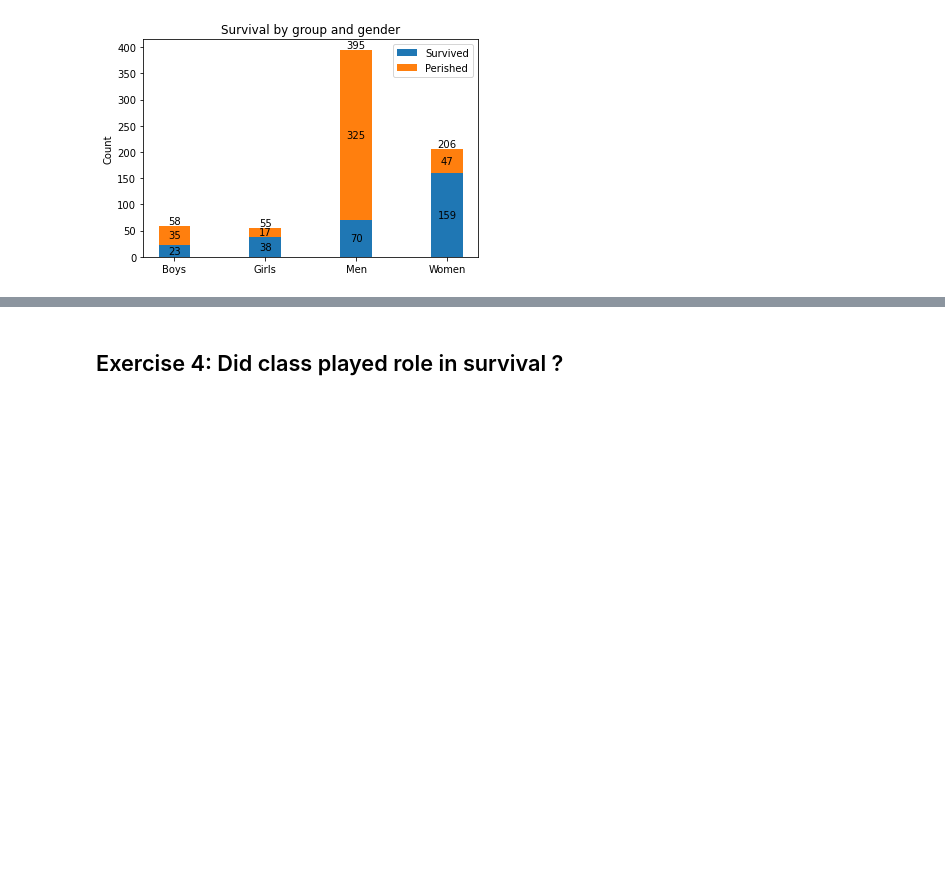
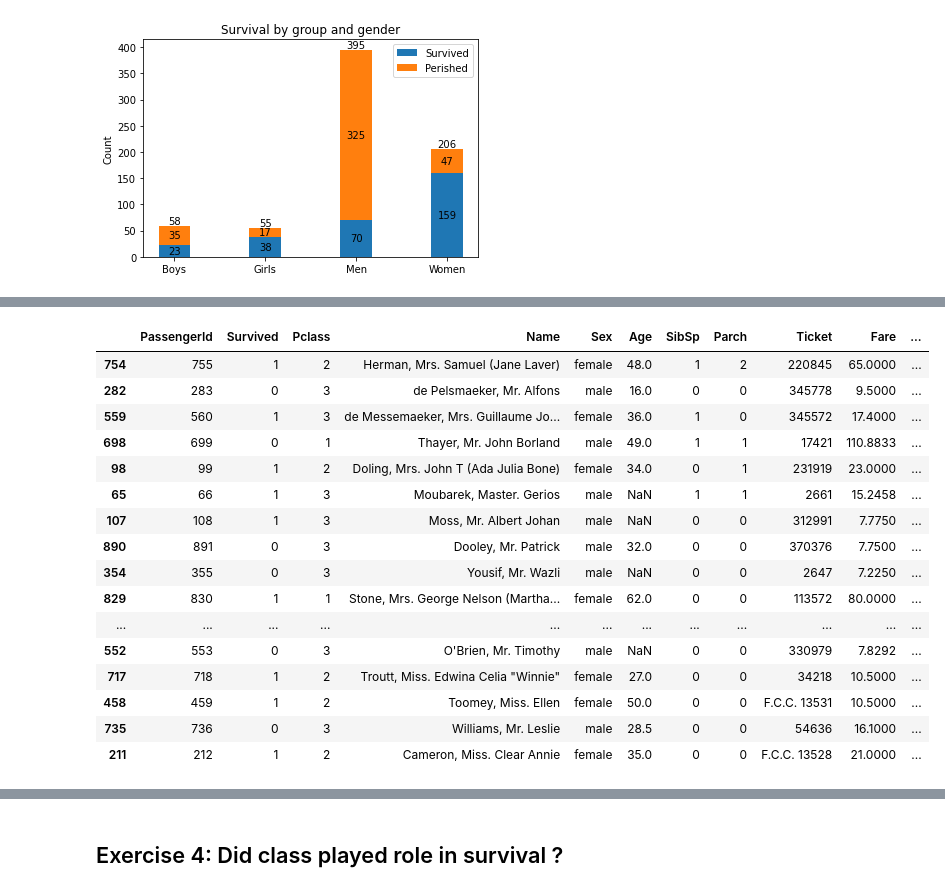
Before and after one commit to arutsh/Python-Programming-for-Data-Science-Part-1, a Jupyter notebook: exercises-solutions/06_The_Titanic_Dataset.ipynb, the cells around one changed output, grey strips where cells are left out. Cells and saved outputs as stored; diff of their text form; code cells hidden in the pictures; blank space fills up the shorter version.

```diff
--- a/exercises-solutions/06_The_Titanic_Dataset.ipynb
+++ b/exercises-solutions/06_The_Titanic_Dataset.ipynb
@@ -334,3 +334,69 @@ ax.bar_label(p2)
 plt.show()
 # %% [output]
 [figure]
+# %%
+titanic_df['IsAdult'] = None
+titanic_df.loc[titanic_df['Age']>=18,'IsAdult'] = 1     #adult
+titanic_df.loc[titanic_df['Age']>=50,'IsAdult'] = 2     #senior
+titanic_df.loc[titanic_df['Age']<18,'IsAdult'] = 0     #child
+
+
+
+#extract the columns we need
+cropped = titanic_df[['IsAdult','IsMale','Survived']]
+
+
+
+# work out total population for each category
+
+                       #isAdult col == 0 (child)     #isMale col == 0 (female)
+girls_total = sum(  (cropped.iloc[:,0] == 0) & (cropped.iloc[:,1] == 0)  )
+
+                       #isAdult col == 0 (child)     #isMale col == 1 (male)
+boys_total = sum(  (cropped.iloc[:,0] == 0) & (cropped.iloc[:,1] == 1)  )
+
+
+                       #isAdult col == 1 (adult)     #isMale col == 0 (female)
+women_total = sum(  (cropped.iloc[:,0] == 1) & (cropped.iloc[:,1] == 0)  )
+
+                       #isAdult col == 1 (adult)     #isMale col == 1 (male)
+men_total = sum(  (cropped.iloc[:,0] == 1) & (cropped.iloc[:,1] == 1)  )
+
+                            #isAdult col == 2 (senior)     #isMale col == 1 (male)
+senior_men_total = sum(  (cropped.iloc[:,0] == 2) & (cropped.iloc[:,1] == 1)  )
+
+                            #isAdult col == 2 (senior)     #isMale col == 0 (female)
+senior_women_total = sum(  (cropped.iloc[:,0] == 2) & (cropped.iloc[:,1] == 0)  )
+
+
+
+# work out total of those who survived for each category
+
+                  #isAdult col == 0 (child)  #isMale col == 0 (female)   #Survived col == 1
+girl_sur = sum(  (cropped.iloc[:,0] == 0) & (cropped.iloc[:,1] == 0) & (cropped.iloc[:,2] == 1) )
+
+                  #isAdult col == 0 (child)  #isMale col == 1 (male)   #Survived col == 1
+boys_sur = sum(  (cropped.iloc[:,0] == 0) & (cropped.iloc[:,1] == 1) & (cropped.iloc[:,2] == 1) )
+
+                  #isAdult col == 1 (adult)  #isMale col == 0 (female)   #Survived col == 1
+women_sur = sum(  (cropped.iloc[:,0] == 1) & (cropped.iloc[:,1] == 0) & (cropped.iloc[:,2] == 1) )
+
+                  #isAdult col == 1 (adult)  #isMale col == 1 (male)   #Survived col == 1
+men_sur = sum(  (cropped.iloc[:,0] == 1) & (cropped.iloc[:,1] == 1) & (cropped.iloc[:,2] == 1) )
+
+                     #isAdult col == 2 (senior)  #isMale col == 1 (male)   #Survived col == 1
+senior_men_sur = sum(  (cropped.iloc[:,0] == 2) & (cropped.iloc[:,1] == 1) & (cropped.iloc[:,2] == 1) )
+
+                     #isAdult col == 2 (senior)  #isMale col == 0 (female)   #Survived col == 1
+senior_women_sur = sum(  (cropped.iloc[:,0] == 2) & (cropped.iloc[:,1] == 0) & (cropped.iloc[:,2] == 1) )
+
+print("boys:", boys_total, "survived:", boys_sur, ", percentage: ", int( (boys_sur/boys_total)*100),"%" )
+print("girls:",girls_total,"survived:", girl_sur, ", percentage: ", int( (girl_sur/girls_total)*100),"%" )
+print("men:", men_total, "survived:", men_sur, ", percentage: ", int( (men_sur/men_total)*100),"%" )
+print("women", women_total, ",survived:", women_sur, ", percentage: ", int( (women_sur/women_total)*100),"%"  )
+print("senior men:", senior_men_total, "survived:", senior_men_sur, ", percentage: ", int( (senior_men_sur/senior_men_total)*100),"%" )
+print("senior women", senior_women_total, ",survived:", senior_women_sur, ", percentage: ", int( (senior_women_sur/senior_women_total)*100),"%"  )
+
+
+# titanic_df.sample(50) #testing
+# %% [output]
@@ -336,0 +409,17 @@ plt.show()
+|  | PassengerId | Survived | Pclass | Name | Sex | Age | SibSp | Parch | Ticket | Fare | ... |
+| 754 | 755 | 1 | 2 | Herman, Mrs. Samuel (Jane Laver) | female | 48.0 | 1 | 2 | 220845 | 65.0000 | ... |
+| 282 | 283 | 0 | 3 | de Pelsmaeker, Mr. Alfons | male | 16.0 | 0 | 0 | 345778 | 9.5000 | ... |
+| 559 | 560 | 1 | 3 | de Messemaeker, Mrs. Guillaume Jo... | female | 36.0 | 1 | 0 | 345572 | 17.4000 | ... |
+| 698 | 699 | 0 | 1 | Thayer, Mr. John Borland | male | 49.0 | 1 | 1 | 17421 | 110.8833 | ... |
+| 98 | 99 | 1 | 2 | Doling, Mrs. John T (Ada Julia Bone) | female | 34.0 | 0 | 1 | 231919 | 23.0000 | ... |
+| 65 | 66 | 1 | 3 | Moubarek, Master. Gerios | male | NaN | 1 | 1 | 2661 | 15.2458 | ... |
+| 107 | 108 | 1 | 3 | Moss, Mr. Albert Johan | male | NaN | 0 | 0 | 312991 | 7.7750 | ... |
+| 890 | 891 | 0 | 3 | Dooley, Mr. Patrick | male | 32.0 | 0 | 0 | 370376 | 7.7500 | ... |
+| 354 | 355 | 0 | 3 | Yousif, Mr. Wazli | male | NaN | 0 | 0 | 2647 | 7.2250 | ... |
+| 829 | 830 | 1 | 1 | Stone, Mrs. George Nelson (Martha... | female | 62.0 | 0 | 0 | 113572 | 80.0000 | ... |
+| ... | ... | ... | ... | ... | ... | ... | ... | ... | ... | ... | ... |
+| 552 | 553 | 0 | 3 | O'Brien, Mr. Timothy | male | NaN | 0 | 0 | 330979 | 7.8292 | ... |
+| 717 | 718 | 1 | 2 | Troutt, Miss. Edwina Celia "Winnie" | female | 27.0 | 0 | 0 | 34218 | 10.5000 | ... |
+| 458 | 459 | 1 | 2 | Toomey, Miss. Ellen | female | 50.0 | 0 | 0 | F.C.C. 13531 | 10.5000 | ... |
+| 735 | 736 | 0 | 3 | Williams, Mr. Leslie | male | 28.5 | 0 | 0 | 54636 | 16.1000 | ... |
+| 211 | 212 | 1 | 2 | Cameron, Miss. Clear Annie | female | 35.0 | 0 | 0 | F.C.C. 13528 | 21.0000 | ... |
```
Also changed, not shown: parts of 4 cells of this notebook, 1 other file.
